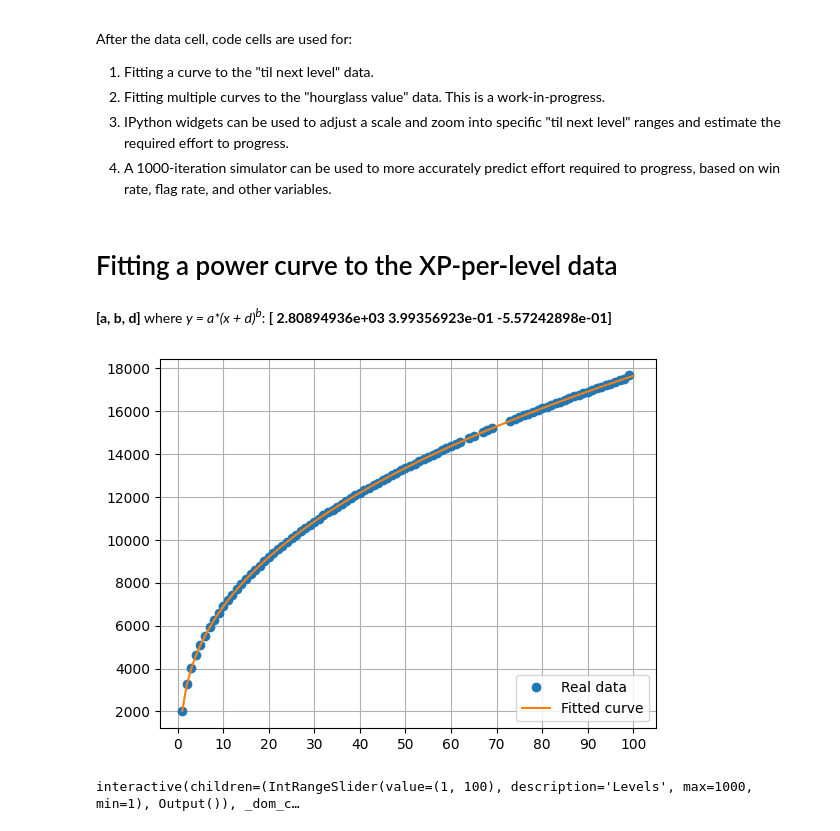
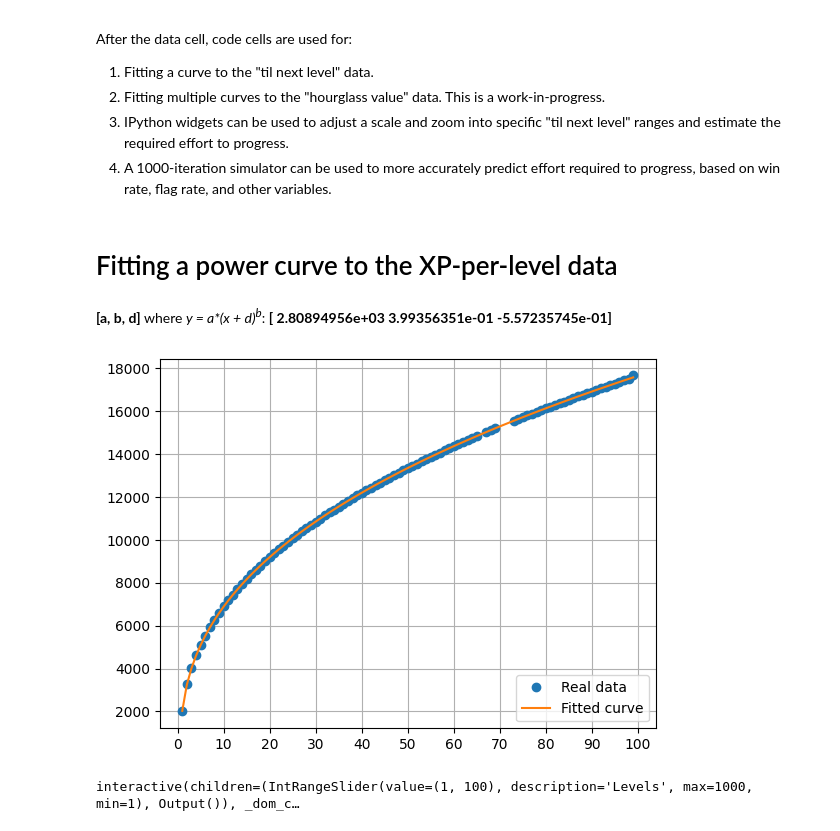
Before and after one commit to sfuqua/sot-hourglass-data, a Jupyter notebook: SoT-S8-Data.ipynb, the cells around one changed output. Drawn from its saved outputs; the diff is of its cells as text; code cells hidden in the pictures.

Commit message:
Don't include level 100 in the fit curve

```diff
--- a/SoT-S8-Data.ipynb
+++ b/SoT-S8-Data.ipynb
@@ -275,36 +275,38 @@ curve_to_fit = power_curve
 # Our data ("zippedData") is a list of (x, y) tuples which we need to rearrange
 # into an x-list and y-list. We also build a "mapped" dictionary {x: y} at the same time.
 lvls = []
 tnlXp = []
 mapped = {}
 for (x, y) in zippedData:
     lvls.append(x)
     tnlXp.append(y)
     mapped[x] = y
 
 # Fit our curve to the data; p0 is based on iteration from previous curves
 pars, cov = opt.curve_fit(f=curve_to_fit, xdata=lvls, ydata=tnlXp, p0=[2800, 0.4,  -0.6], bounds=(-np.inf, np.inf))
 displaymd("# Fitting a power curve to the XP-per-level data")
 displaymd(f"**[a, b, d]** where *y = a\*(x + d)<sup>b</sup>*: **{pars}**")
 
 # Generate a range of x-values over which to evaluate the curve
-x_fit = np.linspace(1, 100, 101)
+# We omit level 100 itself, because that seems to be slightly off-curve, likely
+# due to manual adjusting by Rare.
+x_fit = np.linspace(1, 99, 99)
 
 # Evaluate the curve at each x-value in the range
 y_fit = curve_to_fit(x_fit, *pars)
 
 # Plot our real data
 plt.plot(lvls, tnlXp, "o", label="Real data")
 # Plot our fitted data
 plt.plot(x_fit, y_fit, label="Fitted curve")
 plt.xticks(np.arange(0, 101, step=10))
 plt.grid(which="major")
 plt.legend(loc="lower right")
 plt.show()
 # %% [output]
 # Fitting a power curve to the XP-per-level data
-**[a, b, d]** where *y = a\*(x + d)<sup>b</sup>*: **[ 2.80894936e+03  3.99356923e-01 -5.57242898e-01]**
+**[a, b, d]** where *y = a\*(x + d)<sup>b</sup>*: **[ 2.80894956e+03  3.99356351e-01 -5.57235745e-01]**
-[figure, old version]
+[figure, new version]
 # %%
 import ipywidgets as widgets
 import math
```
